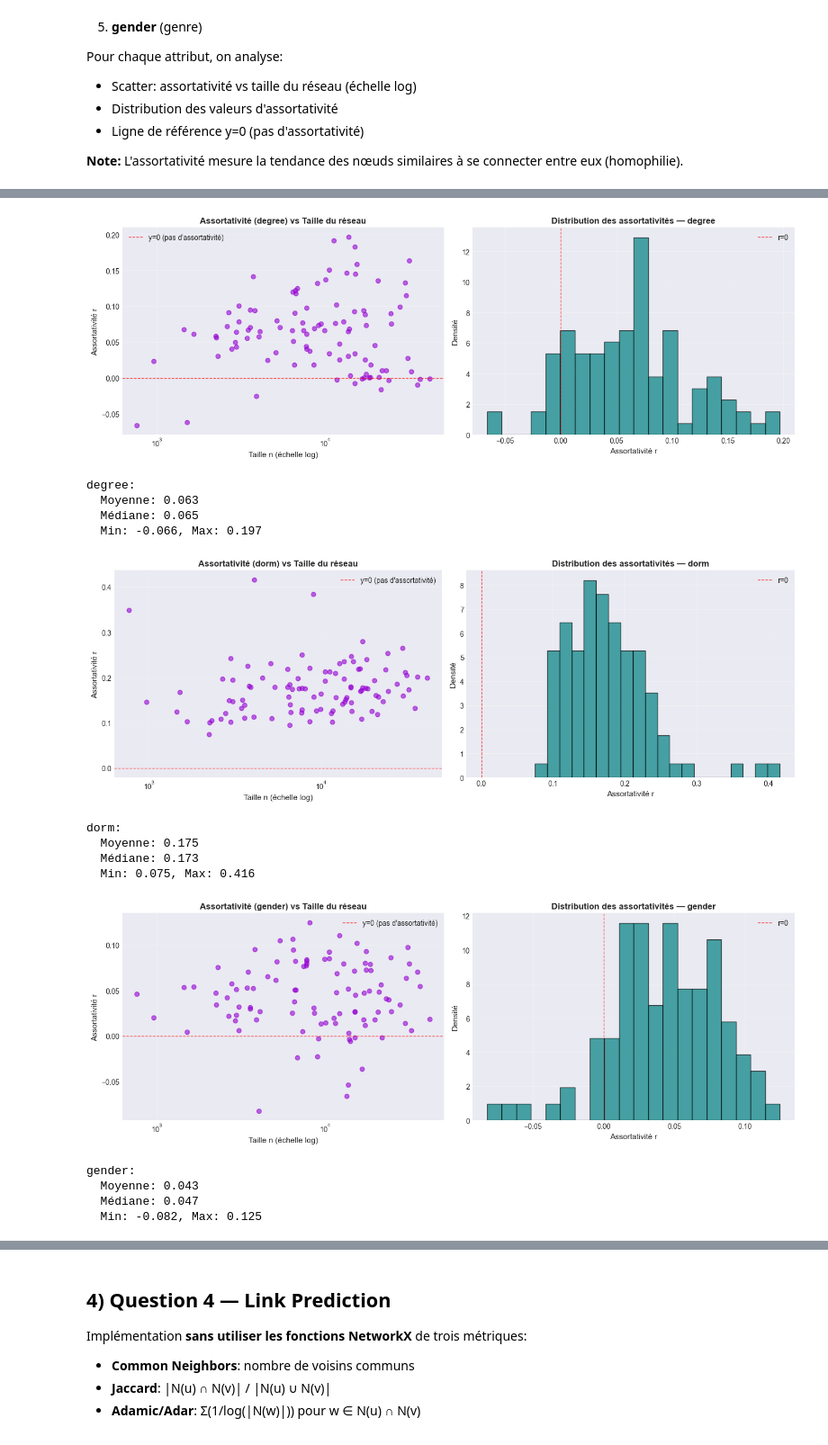
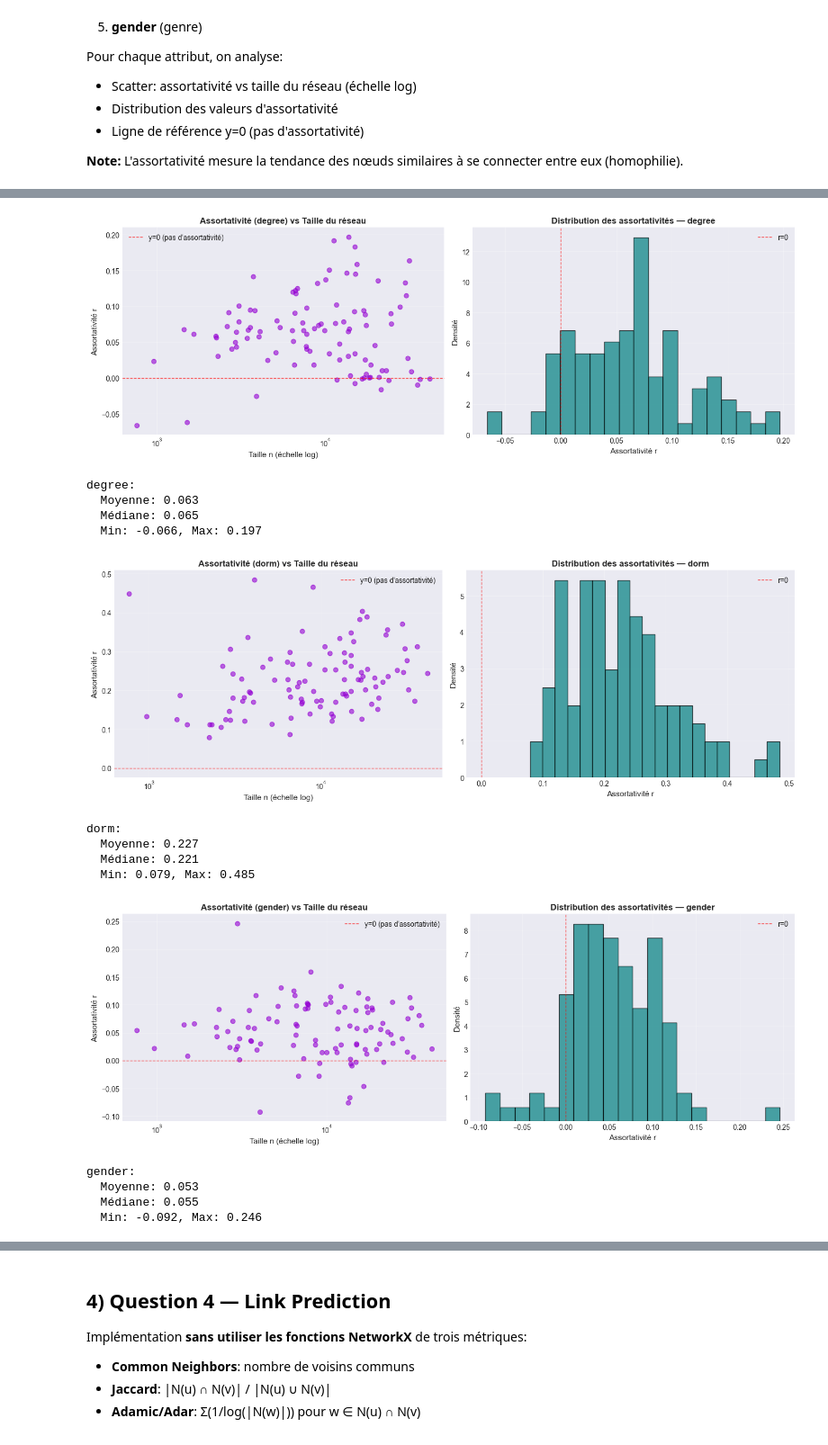
Before and after one commit to tanguycesar/NSGL-Projet, a Jupyter notebook: notebook_net_homework.ipynb, the cells around one changed output, grey strips where cells are left out. Shown at 90% size. Saved outputs shown, nothing was run; the diff lists cells and outputs as text; code cells hidden in the pictures.

```diff
--- a/notebook_net_homework.ipynb
+++ b/notebook_net_homework.ipynb
@@ -496,9 +481,19 @@ def graph_assortativity(G: nx.Graph, attribute: str) -> float | None:
     if len(attrs) == 0:
         return None
 
-    nodes_ok = [v for v in G.nodes() if v in attrs]
+    # Filtrer les valeurs manquantes/invalides (0, -1, None, etc.)
+    nodes_ok = []
+    for v in G.nodes():
+        if v in attrs:
+            val = attrs[v]
+            # Exclure les valeurs manquantes typiques
+            if val is not None and val != 0 and val != '0' and val != '' and val != -1:
+                nodes_ok.append(v)
+
+    # Nécessite au moins 10 nœuds avec attribut valide
     if len(nodes_ok) < 10:
         return None
+
     H = G.subgraph(nodes_ok).copy()
     if H.number_of_edges() == 0:
         return None
@@ -572,39 +567,39 @@ for attr in attributes:
 print("\n" + "="*60)
 print("Visualisation des résultats")
 print("="*60)
 
 for attr in attributes:
     plot_assortativity(assort_results[attr], attr)
 # %% [output]
 Calcul de l'assortativité pour tous les réseaux...
 
 Traitement de l'attribut 'status'...
   → 0 réseaux avec données utilisables
 
 Traitement de l'attribut 'major'...
   → 0 réseaux avec données utilisables
 
 Traitement de l'attribut 'major'...
   → 0 réseaux avec données utilisables
 
 Traitement de l'attribut 'degree'...
 ... (25 lines left out)
 Visualisation des résultats
 ============================================================
 Aucune valeur d'assortativité calculable pour 'status'.
 Aucune valeur d'assortativité calculable pour 'major'.
 [figure]
 degree:
   Moyenne: 0.063
   Médiane: 0.065
   Min: -0.066, Max: 0.197
-[figure, old version]
+[figure, new version]
 dorm:
-  Moyenne: 0.175
-  Médiane: 0.173
-  Min: 0.075, Max: 0.416
+  Moyenne: 0.227
+  Médiane: 0.221
+  Min: 0.079, Max: 0.485
-[figure, old version]
+[figure, new version]
 gender:
-  Moyenne: 0.043
-  Médiane: 0.047
-  Min: -0.082, Max: 0.125
+  Moyenne: 0.053
+  Médiane: 0.055
+  Min: -0.092, Max: 0.246
```
Also changed, not shown: parts of 7 cells of this notebook, 40 other files.
